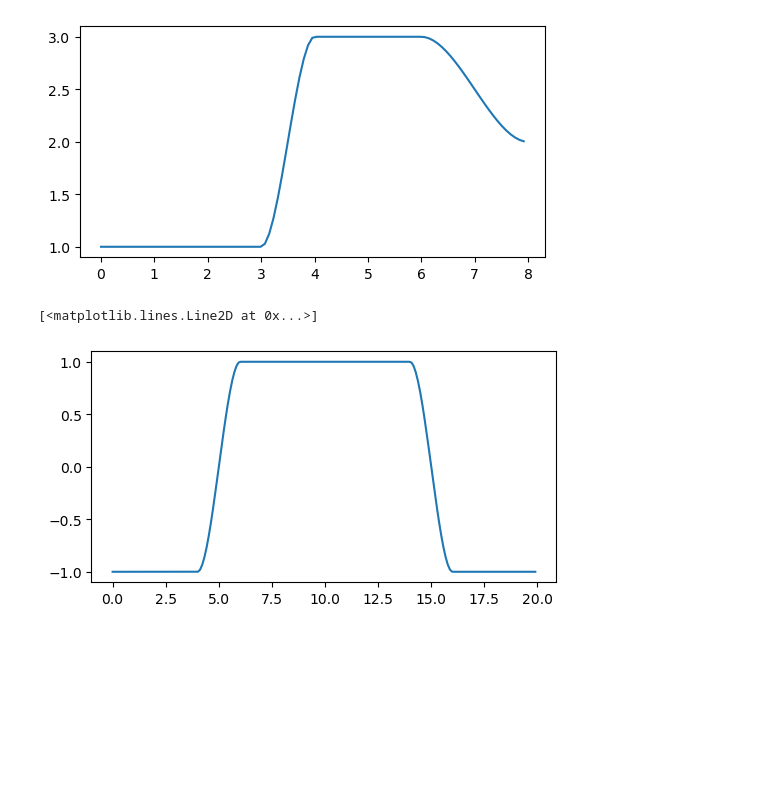
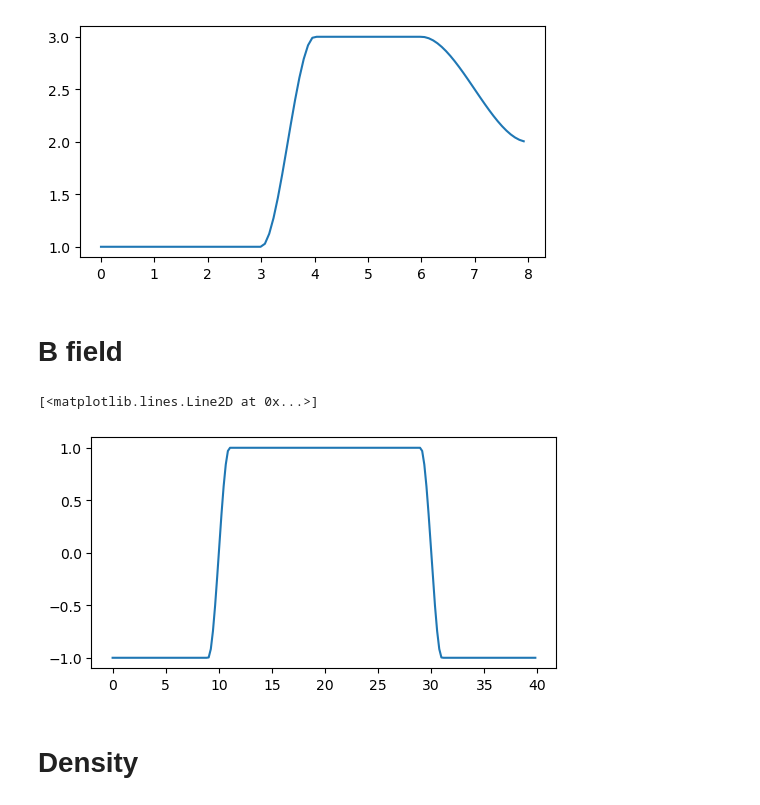
Before and after one commit to rochSmets/myNb, a Jupyter notebook: stepSmooth.ipynb, the cells around one changed output. Drawn from its saved outputs; the diff is of its cells as text; code cells hidden in the pictures; blank space fills up the shorter version.

```diff
--- a/stepSmooth.ipynb
+++ b/stepSmooth.ipynb
@@ -32,7 +32,7 @@ ax.plot(x,y)
 [<matplotlib.lines.Line2D at 0x...>]
 [figure]
 # %%
-box = [[0, 20], [0, 10]]  # [[xmin, xmax], [ylmin, ymax]]
+box = [[0, 40], [0, 10]]  # [[xmin, xmax], [ylmin, ymax]]
 
 x0 = box[0][0]
 x1 = 0.25*(box[0][1]-box[0][0])
@@ -40,4 +40,4 @@ xh = 0.50*(box[0][1]-box[0][0])
 x2 = 0.75*(box[0][1]-box[0][0])
 xm = box[0][1]
 
-Dx = 1.0
+Dx = 1.0  # width of the transition between steps
@@ -52,2 +44,4 @@ steps = [((x1-Dx, x1+Dx), (Bs[0], Bs[1])),
 # %%
 x = np.linspace(x0, xm, 200)
+# %% [markdown]
+# B field
@@ -54,9 +56,11 @@ x = np.linspace(x0, xm, 200)
 # %%
-y = piecewise(x, consts, steps)
+b = piecewise(x, consts, steps)
 # %%
 fig = plt.figure(figsize=(6, 3))
 ax = fig.add_subplot()
-ax.plot(x,y)
+ax.plot(x,b)
 # %% [output]
 [<matplotlib.lines.Line2D at 0x...>]
-[figure, old version]
+[figure, new version]
+# %% [markdown]
+# Density
```
Also changed, not shown: parts of 9 cells of this notebook.
